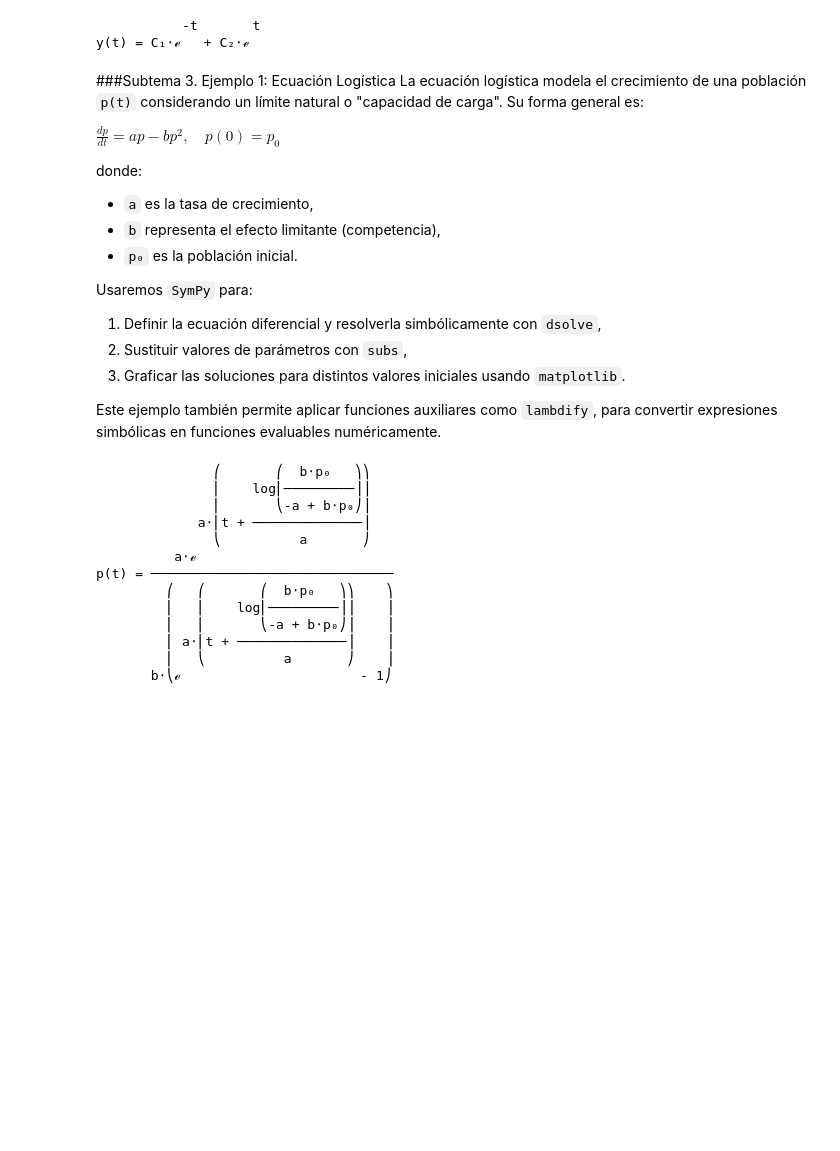
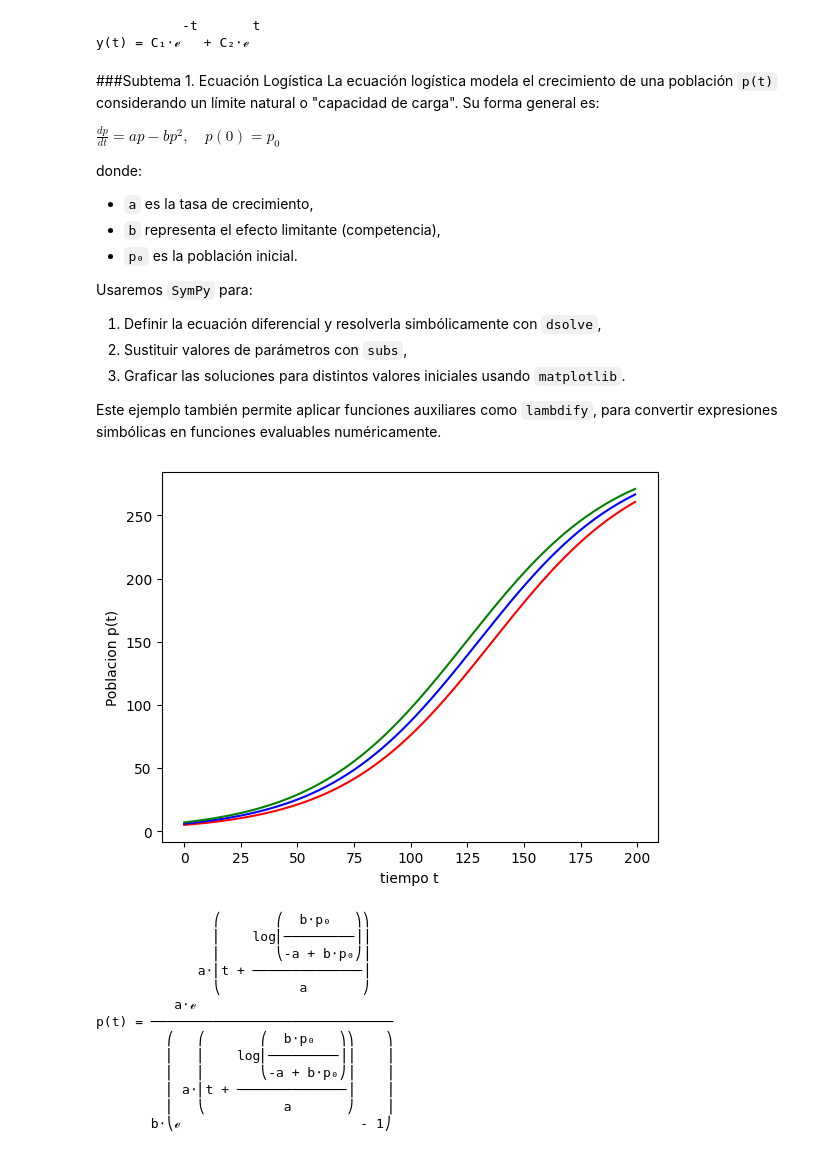
Before and after one commit to KarlaMichelleSorianoSanhez/EDP-1, a Jupyter notebook: Ecuaciones_diferenciales.ipynb, the cells around one changed output. Cells and saved outputs as stored; diff of their text form; code cells hidden in the pictures; blank space fills up the shorter version.

```diff
--- a/Ecuaciones_diferenciales.ipynb
+++ b/Ecuaciones_diferenciales.ipynb
@@ -47,7 +47,7 @@ sp.pprint(sol)
            -t       t
 y(t) = C₁⋅ℯ   + C₂⋅ℯ
 # %% [markdown]
-###Subtema 3. Ejemplo 1: Ecuación Logística
+###Subtema 1. Ecuación Logística
 La ecuación logística modela el crecimiento de una población `p(t)` considerando un límite natural o "capacidad de carga". Su forma general es:
 
 $
@@ -64,6 +64,60 @@ Usaremos `SymPy` para:
 3. Graficar las soluciones para distintos valores iniciales usando `matplotlib`.
 
 Este ejemplo también permite aplicar funciones auxiliares como `lambdify`, para convertir expresiones simbólicas en funciones evaluables numéricamente.
+# %%
+#importamos la librerías SymPy a Python
+
+import sympy as sp
+import numpy as exp
+
+#Definimos las variables independiente y dependiente ası como los parametros de forma simbólica
+
+t=sp.symbols('t')
+p=sp.Function('p')
+a=sp.symbols('a')
+b=sp.symbols('b')
+p0=sp.symbols('p0')
+
+#definimos la ecuación diferencial con la condición inicial usando dsolve:
+
+ode=sp.Eq(sp.Derivative(p(t),t)-a*p(t)+b*p(t)*p(t),0)
+sol = sp.dsolve(ode,p(t),ics={p(0):p0})
+
+#Obteniendo así la solución:
+
+sp.Eq(p(t), a*sp.exp(a*(t+sp.log(b*p0/(-a+b*p0))/a))/(b*(sp.exp(a*(t+sp.log(b*p0/(-a + b*p0))/a)) - 1)))
+
+#Definimos a continuación los valores de a,b y p0, y evaluamos las respectivas soluciones (una para cada condición inicial):
+
+constants={a:0.03,b:0.0001,p0:5}
+sol1=sol.subs(constants)
+constants={a:0.03,b:0.0001,p0:6}
+sol2=sol.subs(constants)
+constants={a:0.03,b:0.0001,p0:7}
+sol3=sol.subs(constants)
+
+#La función lambdify permite definir una función a partir de la expresión simbolica:
+
+func1 = sp.lambdify(t,sol1.rhs,'numpy')
+func2 = sp.lambdify(t,sol2.rhs,'numpy')
+func3 = sp.lambdify(t,sol3.rhs,'numpy')
+
+#importamos los módulos scipy, matplotlib y pyplot para graficar nuestras soluciones:
+
+import numpy as np # Import numpy
+import scipy
+tt = np.arange(0,200,1) # Use np.arange
+pp1 = func1(tt)
+pp2 = func2(tt)
+pp3 = func3(tt)
+import matplotlib as mpl
+import matplotlib.pyplot as plt
+plt.plot(tt,pp1,'r',tt,pp2,'b',tt,pp3,'g')
+plt.xlabel('tiempo t')
+plt.ylabel('Poblacion p(t)')
+plt.show()
+# %% [output]
+[figure, added]
 # %%
 import sympy as sp
 import numpy as np
```
Also changed, not shown: parts of 16 cells of this notebook.
